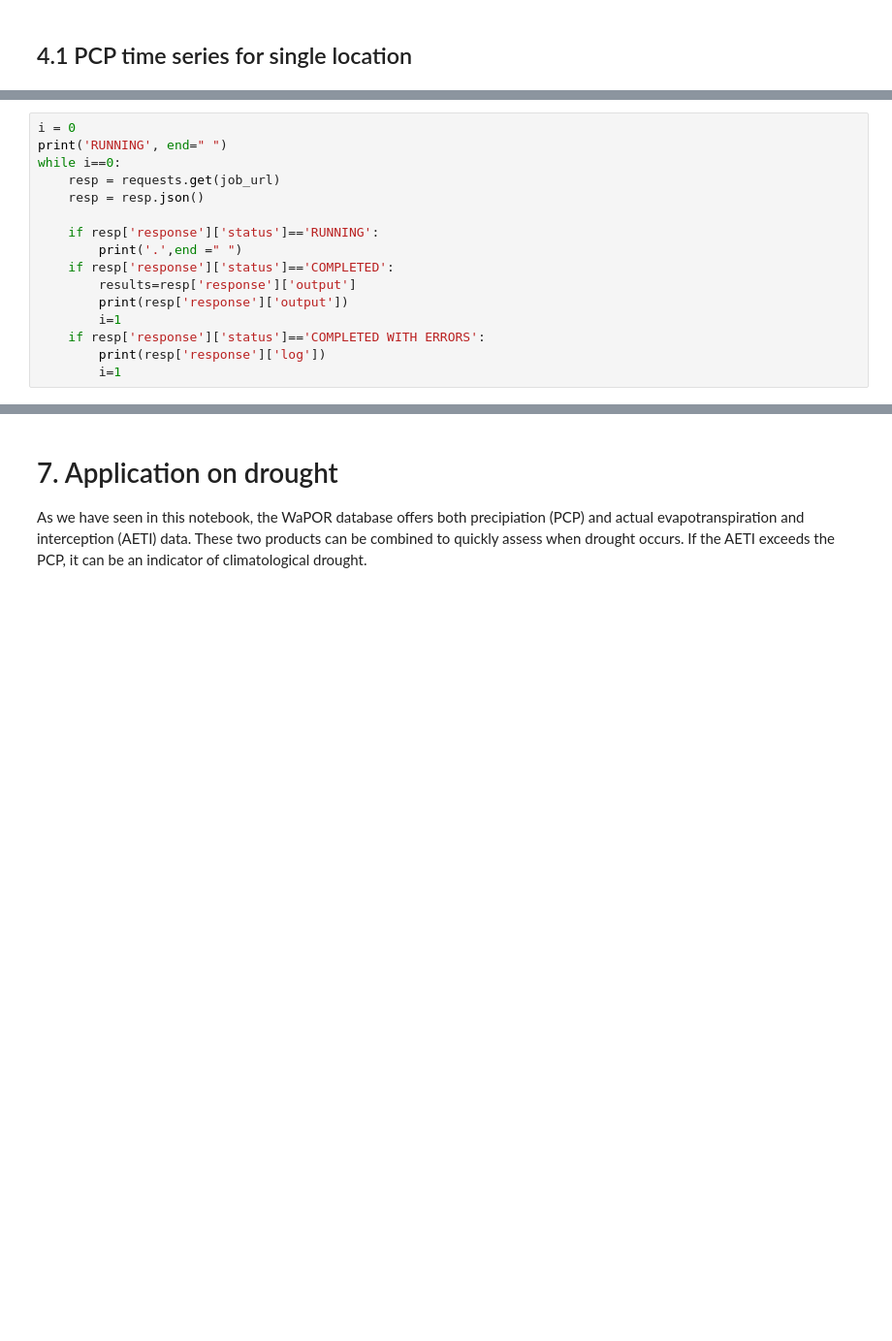
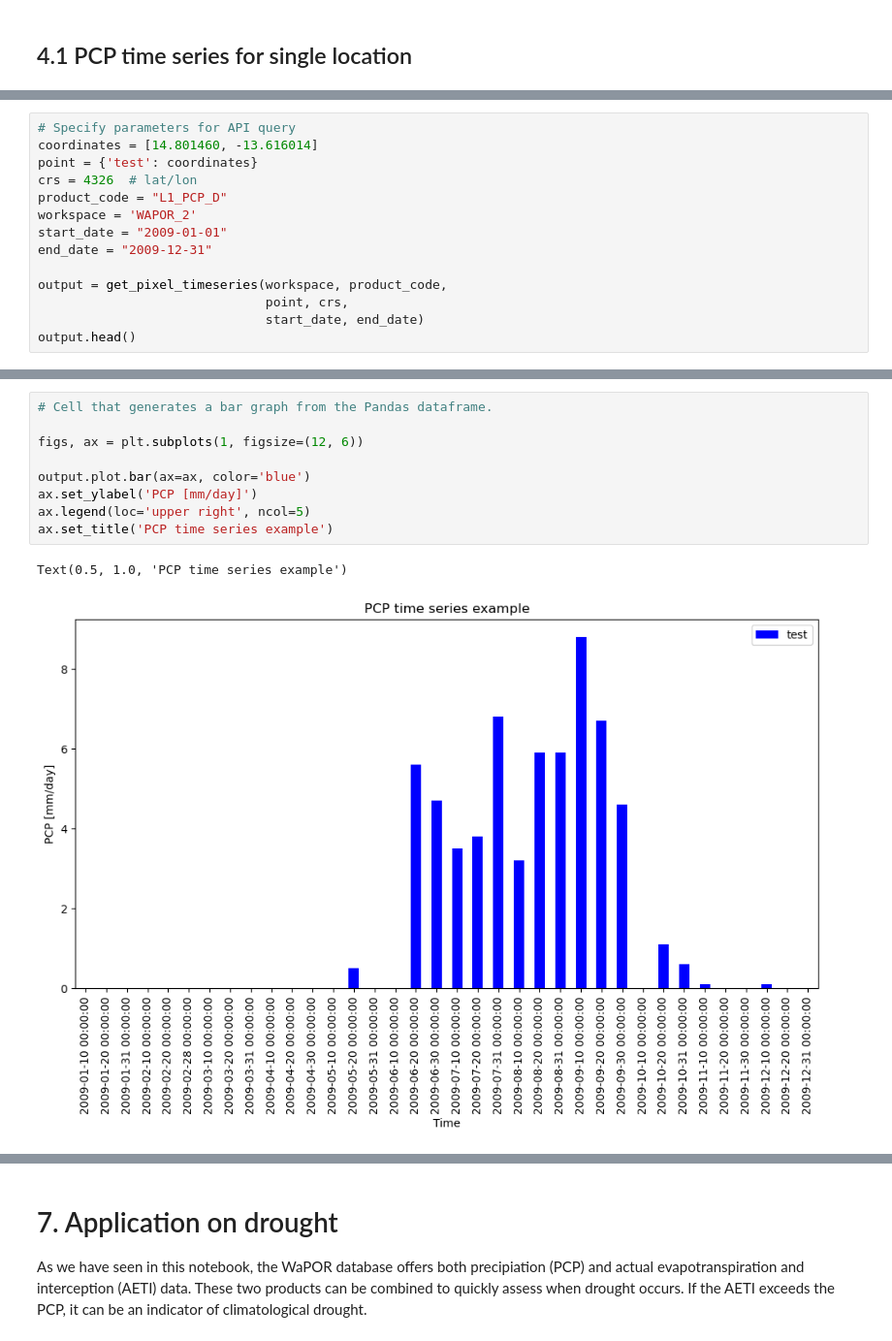
Before and after one commit to EOAfrica/TM_6-2_Information, a Jupyter notebook: Ex_6.2.3_WaPOR/WaPOR.ipynb, the cells around one changed output, grey strips where cells are left out. Shown at 97% size. Saved outputs shown, nothing was run; the diff lists cells and outputs as text; blank space fills up the shorter version.

```diff
--- a/Ex_6.2.3_WaPOR/WaPOR.ipynb
+++ b/Ex_6.2.3_WaPOR/WaPOR.ipynb
@@ -863,16 +229,0 @@ It will take some time for the job to be finished. When the job is finished, its
-# %%
-i = 0
-print('RUNNING', end=" ")
-while i==0:
-    resp = requests.get(job_url)
-    resp = resp.json()
-
-    if resp['response']['status']=='RUNNING':
-        print('.',end =" ")
-    if resp['response']['status']=='COMPLETED':
-        results=resp['response']['output']
-        print(resp['response']['output'])
-        i=1
-    if resp['response']['status']=='COMPLETED WITH ERRORS':
-        print(resp['response']['log'])
-        i=1
@@ -880,0 +321,14 @@ RUNNING {'downloadUrl': 'https://io.apps.fao.org/gismgr/download/5d9b50e1-6c97-4
+# %%
+# Specify parameters for API query
+coordinates = [14.801460, -13.616014]
+point = {'test': coordinates}
+crs = 4326  # lat/lon
+product_code = "L1_PCP_D"
+workspace = 'WAPOR_2'
+start_date = "2009-01-01"
+end_date = "2009-12-31"
+
+output = get_pixel_timeseries(workspace, product_code,
+                              point, crs,
+                              start_date, end_date)
+output.head()
@@ -880,0 +352,12 @@ RUNNING {'downloadUrl': 'https://io.apps.fao.org/gismgr/download/5d9b50e1-6c97-4
+# %%
+# Cell that generates a bar graph from the Pandas dataframe.
+
+figs, ax = plt.subplots(1, figsize=(12, 6))
+
+output.plot.bar(ax=ax, color='blue')
+ax.set_ylabel('PCP [mm/day]')
+ax.legend(loc='upper right', ncol=5)
+ax.set_title('PCP time series example')
+# %% [output]
+Text(0.5, 1.0, 'PCP time series example')
+[figure, added]
```
Also changed, not shown: parts of 104 cells of this notebook, 2 other files.
